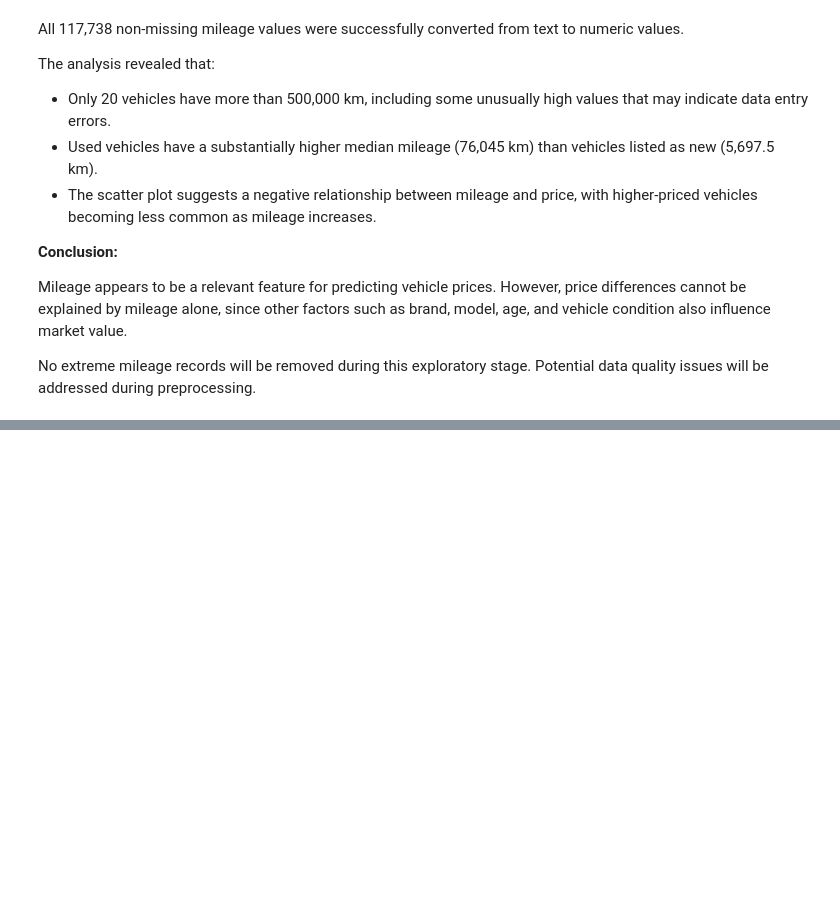
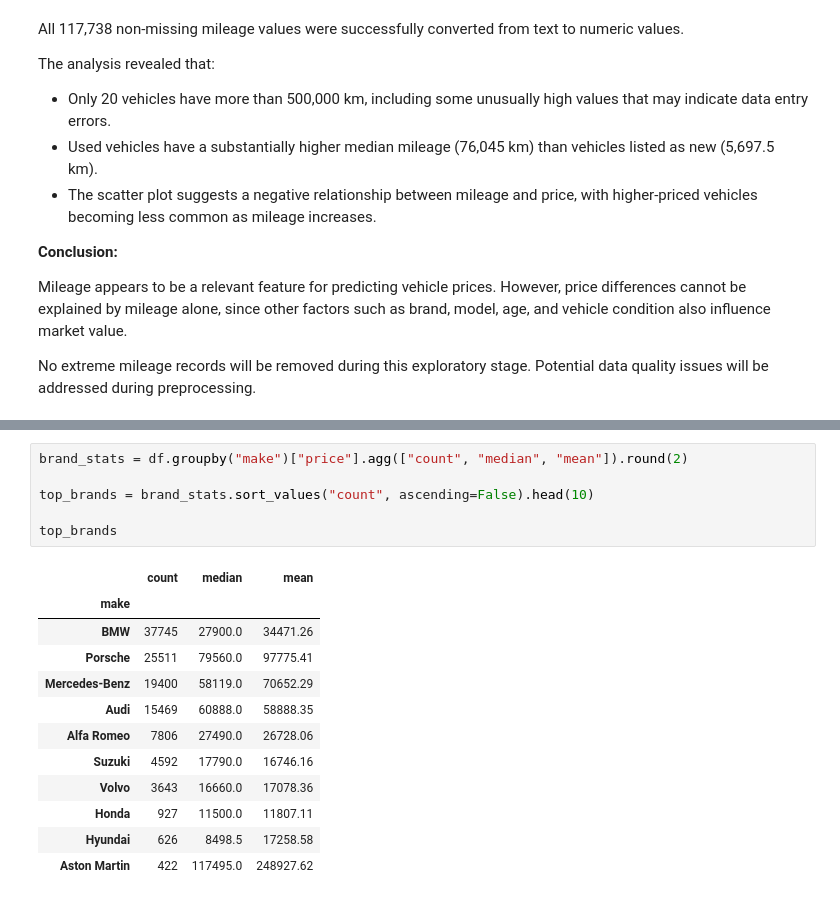
Before and after one commit to FranciscoVieira10/car-price-prediction, a Jupyter notebook: notebooks/01_exploratory_analysis.ipynb, the cells around one changed output, grey strips where cells are left out. Saved outputs shown, nothing was run; the diff lists cells and outputs as text; blank space fills up the shorter version.

```diff
--- a/notebooks/01_exploratory_analysis.ipynb
+++ b/notebooks/01_exploratory_analysis.ipynb
@@ -415,0 +449,19 @@ No extreme mileage records will be removed during this exploratory stage. Potent
+# %%
+brand_stats = df.groupby("make")["price"].agg(["count", "median", "mean"]).round(2)
+
+top_brands = brand_stats.sort_values("count", ascending=False).head(10)
+
+top_brands
+# %% [output]
+|  | count | median | mean |
+| make |  |  |  |
+| BMW | 37745 | 27900.0 | 34471.26 |
+| Porsche | 25511 | 79560.0 | 97775.41 |
+| Mercedes-Benz | 19400 | 58119.0 | 70652.29 |
+| Audi | 15469 | 60888.0 | 58888.35 |
+| Alfa Romeo | 7806 | 27490.0 | 26728.06 |
+| Suzuki | 4592 | 17790.0 | 16746.16 |
+| Volvo | 3643 | 16660.0 | 17078.36 |
+| Honda | 927 | 11500.0 | 11807.11 |
+| Hyundai | 626 | 8498.5 | 17258.58 |
+| Aston Martin | 422 | 117495.0 | 248927.62 |
```
Also changed, not shown: parts of 13 cells of this notebook.
